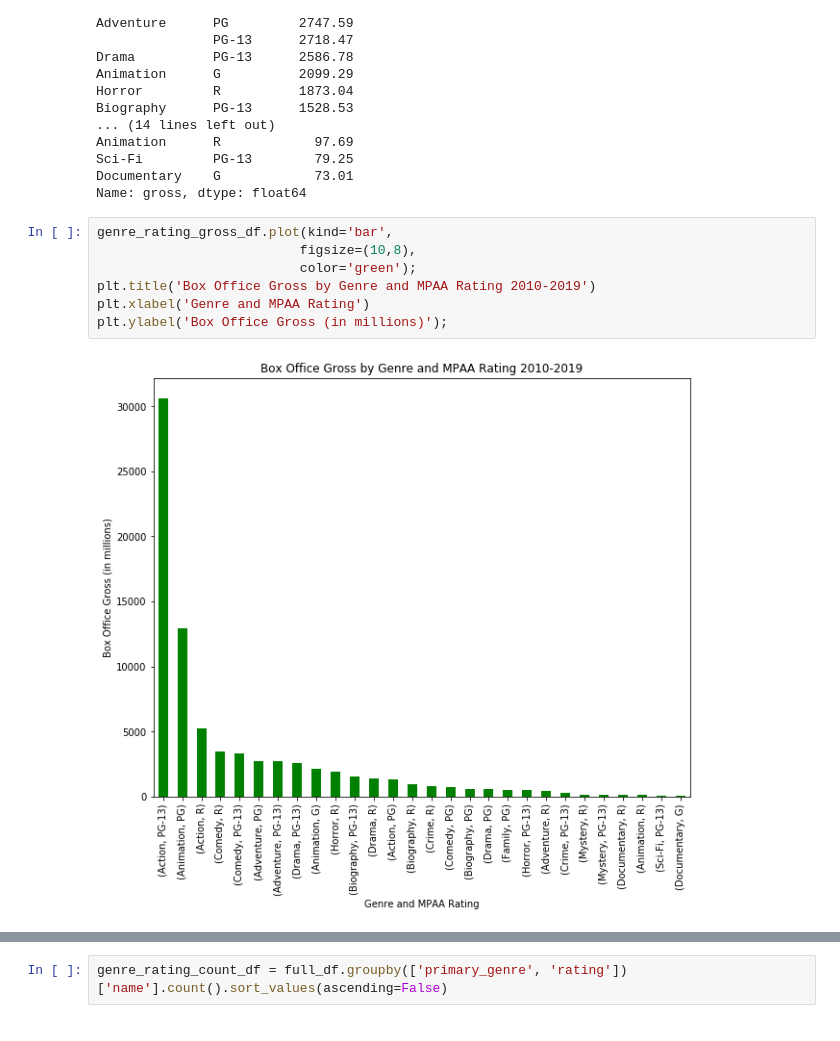
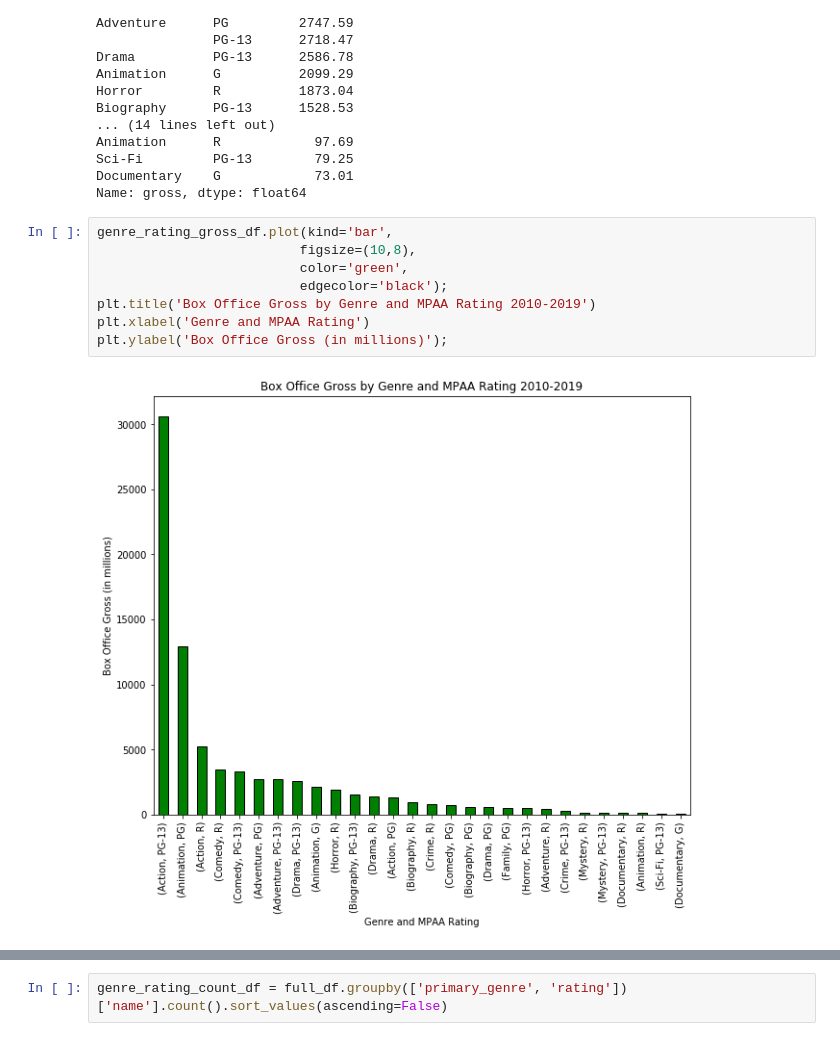
Before and after one commit to dwalkup/movie_revenue_by_genre, a Jupyter notebook: data-combination-and-visualization.ipynb, the cells around one changed output, grey strips where cells are left out. Cells and saved outputs as stored; diff of their text form.

```diff
--- a/data-combination-and-visualization.ipynb
+++ b/data-combination-and-visualization.ipynb
@@ -218,9 +132,10 @@ Name: gross, dtype: float64
 # %%
 genre_rating_gross_df.plot(kind='bar',
                           figsize=(10,8),
-                          color='green');
+                          color='green',
+                          edgecolor='black');
 plt.title('Box Office Gross by Genre and MPAA Rating 2010-2019')
 plt.xlabel('Genre and MPAA Rating')
 plt.ylabel('Box Office Gross (in millions)');
 # %% [output]
-[figure, old version]
+[figure, new version]
```
Also changed, not shown: parts of 26 cells of this notebook.
